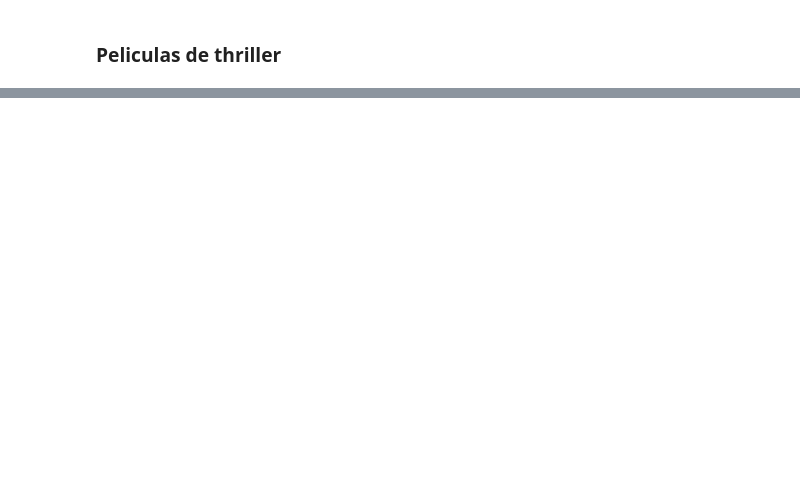
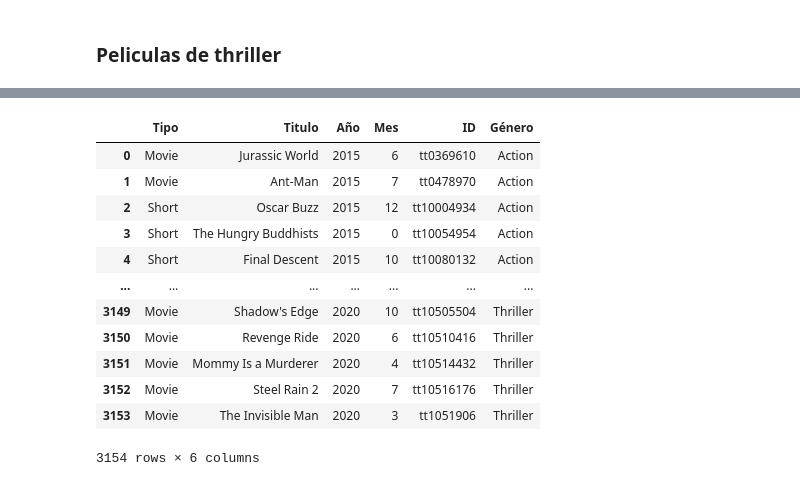
Before and after one commit to TaniaGraff/project-da-promo-angela-modulo-2, a Jupyter notebook: Fase 1.ipynb, the cells around one changed output, grey strips where cells are left out. Cells and saved outputs as stored; diff of their text form; code cells hidden in the pictures; blank space fills up the shorter version.

```diff
--- a/Fase 1.ipynb
+++ b/Fase 1.ipynb
@@ -1227,0 +1459,3 @@ tuplas_en_lista(thriller_2020)
+# %%
+tuplas_romance = t_romance_2016 + t_romance_2017 + t_romance_2018 + t_romance_2019 + t_romance_2020
+tuplas_romance
@@ -1227,0 +1482,3 @@ tuplas_en_lista(thriller_2020)
+# %%
+tuplas_thriller = t_thriller_2015 + t_thriller_2016 + t_thriller_2017 + t_thriller_2018 + t_thriller_2019 + t_thriller_2020
+tuplas_thriller
@@ -1227,0 +1503,3 @@ tuplas_en_lista(thriller_2020)
+# %%
+todo = tuplas_accion + tuplas_comedia + tuplas_drama + tuplas_fantasia + tuplas_misterio + tuplas_romance + tuplas_terror + tuplas_thriller
+todo
@@ -1227,0 +1524,12 @@ tuplas_en_lista(thriller_2020)
+# %%
+# Crear el DataFrame
+df = pd.DataFrame(todo, columns=['Tipo', 'Titulo', 'Año', 'Mes', 'ID', 'Género'])
+
+df['Mes'] = df['Mes'].fillna(0)
+
+df['Mes'] = df['Mes'].astype(int)
+
+
+
+# Mostrar el DataFrame
+print(df.head(10))
@@ -1227,0 +1554,16 @@ tuplas_en_lista(thriller_2020)
+# %%
+df
+# %% [output]
+|  | Tipo | Titulo | Año | Mes | ID | Género |
+| 0 | Movie | Jurassic World | 2015 | 6 | tt0369610 | Action |
+| 1 | Movie | Ant-Man | 2015 | 7 | tt0478970 | Action |
+| 2 | Short | Oscar Buzz | 2015 | 12 | tt10004934 | Action |
+| 3 | Short | The Hungry Buddhists | 2015 | 0 | tt10054954 | Action |
+| 4 | Short | Final Descent | 2015 | 10 | tt10080132 | Action |
+| ... | ... | ... | ... | ... | ... | ... |
+| 3149 | Movie | Shadow's Edge | 2020 | 10 | tt10505504 | Thriller |
+| 3150 | Movie | Revenge Ride | 2020 | 6 | tt10510416 | Thriller |
+| 3151 | Movie | Mommy Is a Murderer | 2020 | 4 | tt10514432 | Thriller |
+| 3152 | Movie | Steel Rain 2 | 2020 | 7 | tt10516176 | Thriller |
+| 3153 | Movie | The Invisible Man | 2020 | 3 | tt1051906 | Thriller |
+3154 rows × 6 columns
```
Also changed, not shown: parts of 169 cells of this notebook, 1 other file.
